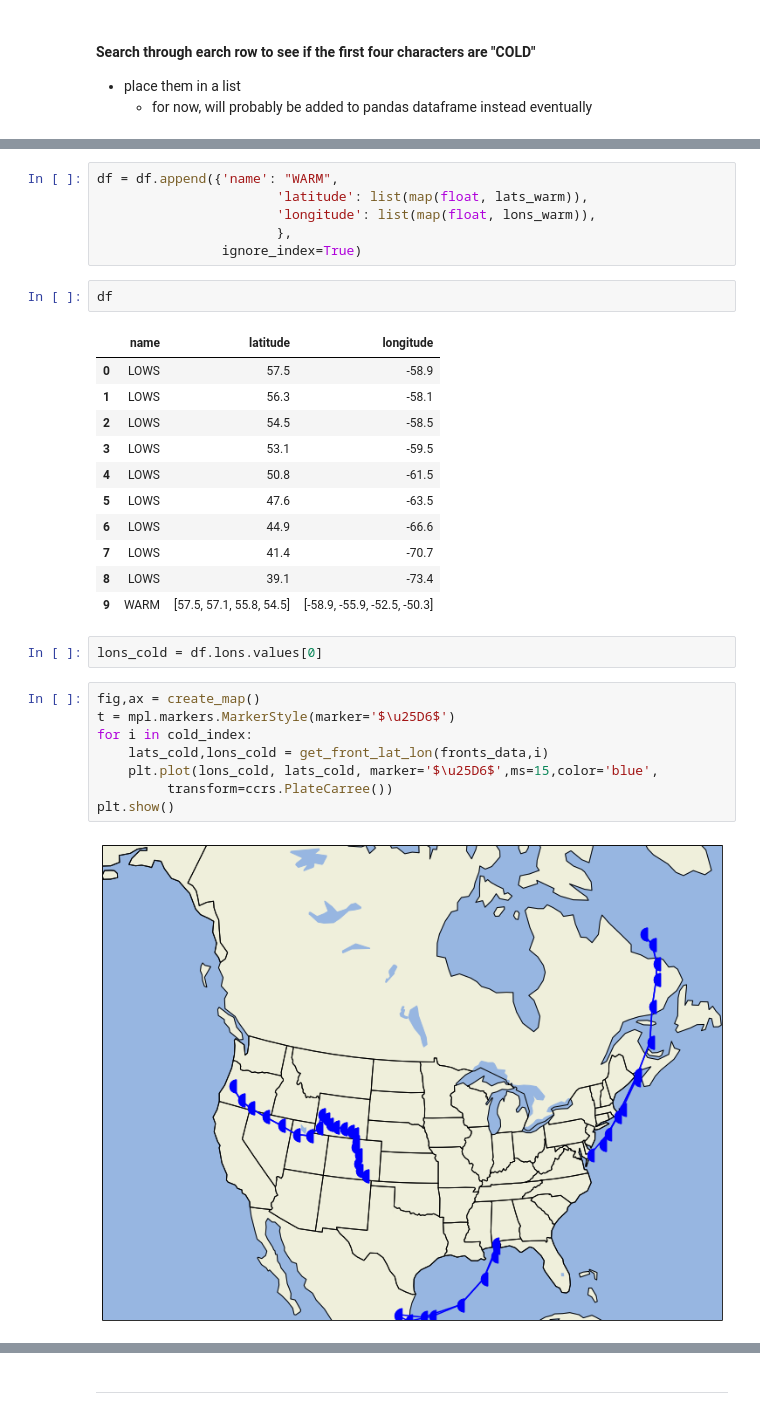
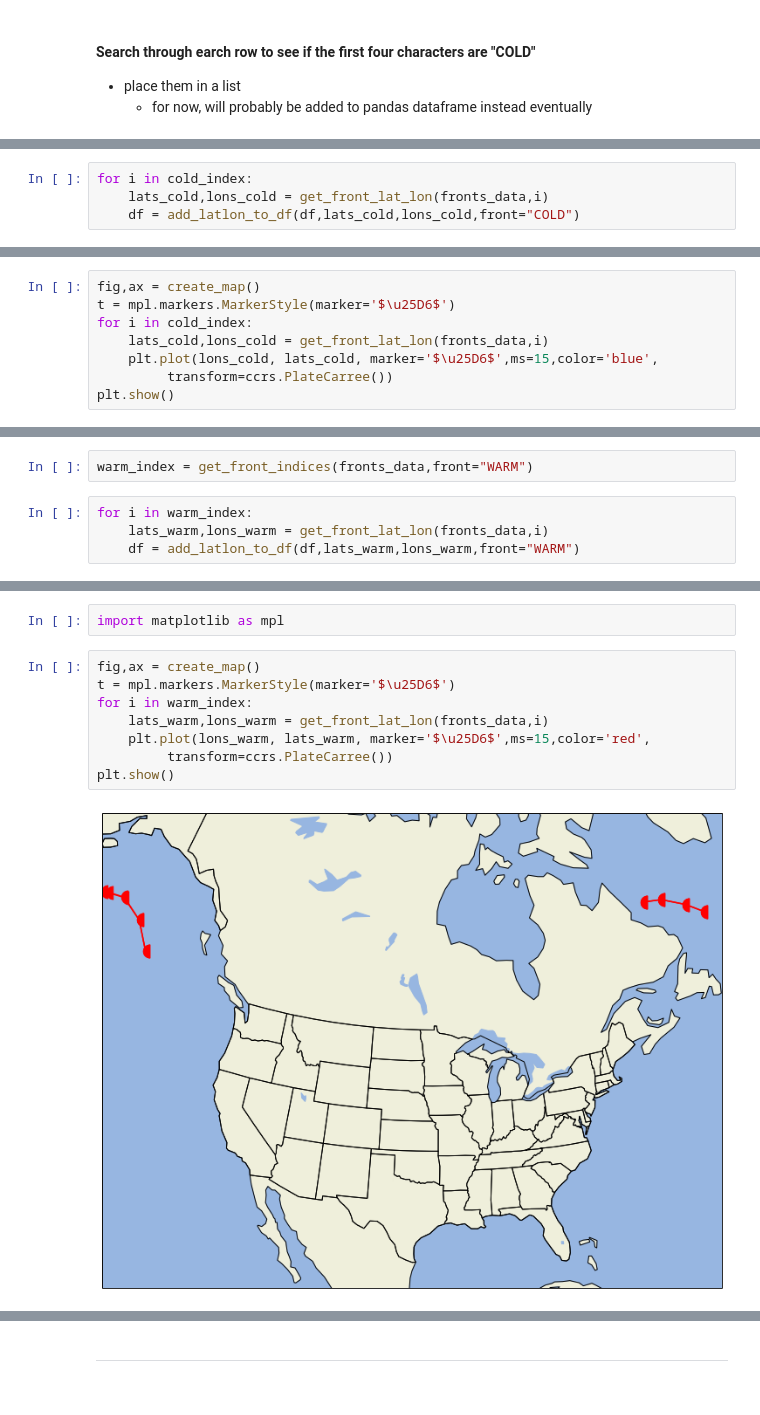
Before and after one commit to MethaneRain/python-fronts, a Jupyter notebook: WPC_Fronts_decode_example.ipynb, the cells around one changed output, grey strips where cells are left out. Drawn from its saved outputs; the diff is of its cells as text.

```diff
--- a/WPC_Fronts_decode_example.ipynb
+++ b/WPC_Fronts_decode_example.ipynb
@@ -233,0 +215,4 @@ numpy.float64
+# %%
+for i in cold_index:
+    lats_cold,lons_cold = get_front_lat_lon(fronts_data,i)
+    df = add_latlon_to_df(df,lats_cold,lons_cold,front="COLD")
@@ -273,0 +240,8 @@ def add_latlon_to_df(df,lats,lons):
+# %%
+fig,ax = create_map()
+t = mpl.markers.MarkerStyle(marker='$\u25D6$')
+for i in cold_index:
+    lats_cold,lons_cold = get_front_lat_lon(fronts_data,i)
+    plt.plot(lons_cold, lats_cold, marker='$\u25D6$',ms=15,color='blue',
+         transform=ccrs.PlateCarree())
+plt.show()
@@ -274 +252,7 @@ def add_latlon_to_df(df,lats,lons):
+# %%
+warm_index = get_front_indices(fronts_data,front="WARM")
+# %%
+for i in warm_index:
+    lats_warm,lons_warm = get_front_lat_lon(fronts_data,i)
+    df = add_latlon_to_df(df,lats_warm,lons_warm,front="WARM")
 # %%
@@ -317,33 +280,13 @@ columns=['User_ID', 'UserName', 'Action']
-# %%
-df = df.append({'name': "WARM",
-                       'latitude': list(map(float, lats_warm)),
-                       'longitude': list(map(float, lons_warm)),
-                       },
-                ignore_index=True)
-# %%
-df
-# %% [output]
-|  | name | latitude | longitude |
-| 0 | LOWS | 57.5 | -58.9 |
-| 1 | LOWS | 56.3 | -58.1 |
-| 2 | LOWS | 54.5 | -58.5 |
-| 3 | LOWS | 53.1 | -59.5 |
-| 4 | LOWS | 50.8 | -61.5 |
-| 5 | LOWS | 47.6 | -63.5 |
-| 6 | LOWS | 44.9 | -66.6 |
-| 7 | LOWS | 41.4 | -70.7 |
-| 8 | LOWS | 39.1 | -73.4 |
-| 9 | WARM | [57.5, 57.1, 55.8, 54.5] | [-58.9, -55.9, -52.5, -50.3] |
-# %%
-lons_cold = df.lons.values[0]
+# %%
+import matplotlib as mpl
 # %%
 fig,ax = create_map()
 t = mpl.markers.MarkerStyle(marker='$\u25D6$')
-for i in cold_index:
-    lats_cold,lons_cold = get_front_lat_lon(fronts_data,i)
-    plt.plot(lons_cold, lats_cold, marker='$\u25D6$',ms=15,color='blue',
+for i in warm_index:
+    lats_warm,lons_warm = get_front_lat_lon(fronts_data,i)
+    plt.plot(lons_warm, lats_warm, marker='$\u25D6$',ms=15,color='red',
          transform=ccrs.PlateCarree())
 plt.show()
 # %% [output]
-[figure, old version]
+[figure, new version]
 # %%
```
Also changed, not shown: parts of 53 cells of this notebook.
